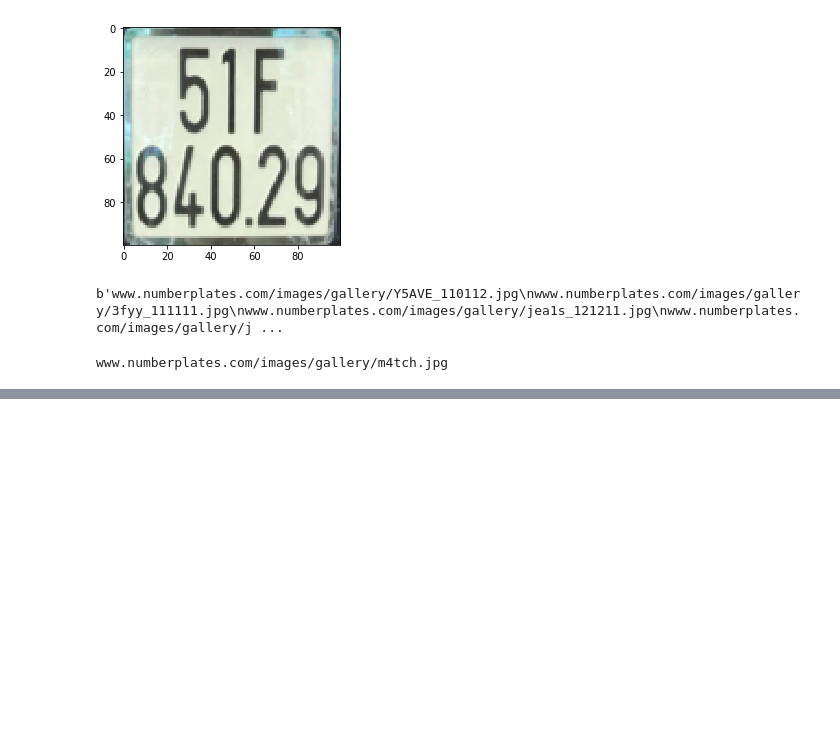
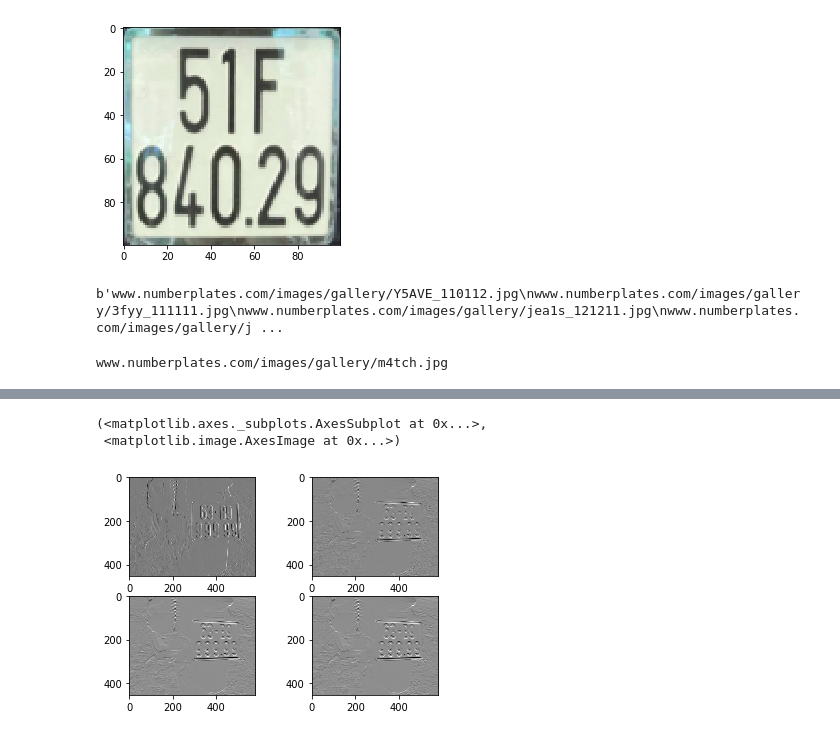
Before and after one commit to lhgiang149/License-Plate-detection, a Jupyter notebook: CropLicensePlate.ipynb, the cells around one changed output, grey strips where cells are left out. Saved outputs shown, nothing was run; the diff lists cells and outputs as text; code cells hidden in the pictures; blank space fills up the shorter version.

```diff
--- a/CropLicensePlate.ipynb
+++ b/CropLicensePlate.ipynb
@@ -204,0 +224,14 @@ with open('pic1.jpg', 'wb') as handle:
+# %%
+sobelx_o = cv2.Sobel(gray,cv2.CV_64F,1,0,ksize=3)
+sobely_o = cv2.Sobel(gray,cv2.CV_64F,0,1,ksize=3)
+sobelx_b = cv2.Sobel(blur,cv2.CV_64F,1,0,ksize=3)
+sobely_b = cv2.Sobel(blur,cv2.CV_64F,0,1,ksize=3)
+mlt.subplot(2,2,1),mlt.imshow(sobelx_o,cmap = 'gray')
+mlt.subplot(2,2,2),mlt.imshow(sobely_o,cmap = 'gray')
+mlt.subplot(2,2,3),mlt.imshow(sobely_b,cmap = 'gray')
+mlt.subplot(2,2,4),mlt.imshow(sobely_b,cmap = 'gray')
+# mlt.imshow(sobelx, cmap = 'gray')
+# %% [output]
+(<matplotlib.axes._subplots.AxesSubplot at 0x...>,
+ <matplotlib.image.AxesImage at 0x...>)
+[figure, added]
```
Also changed, not shown: parts of 4 cells of this notebook.
